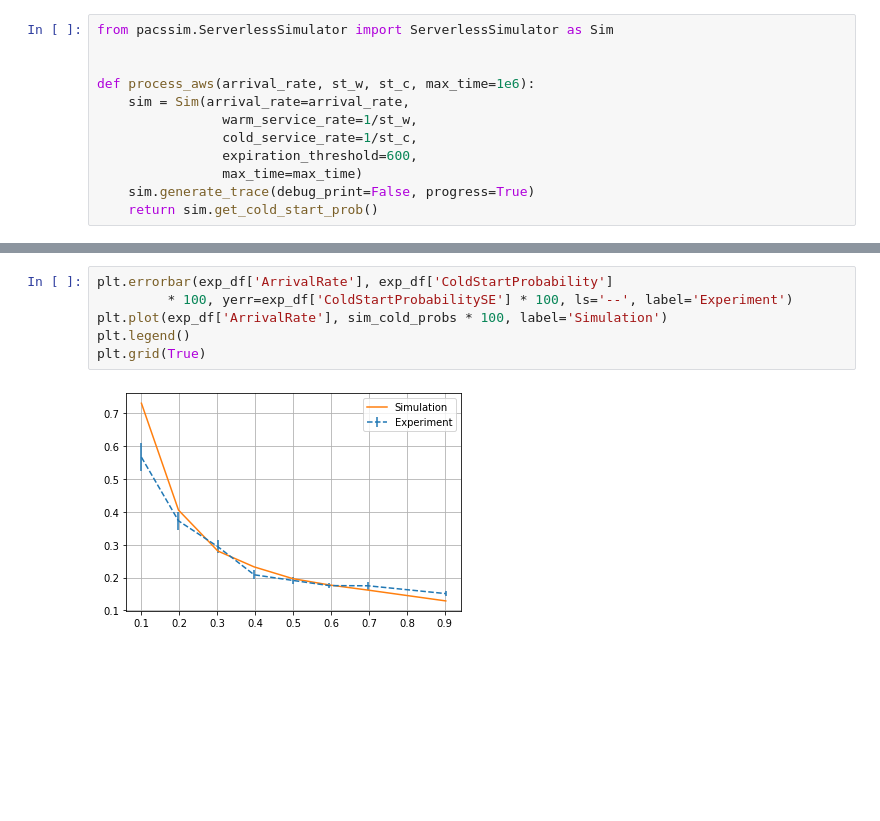
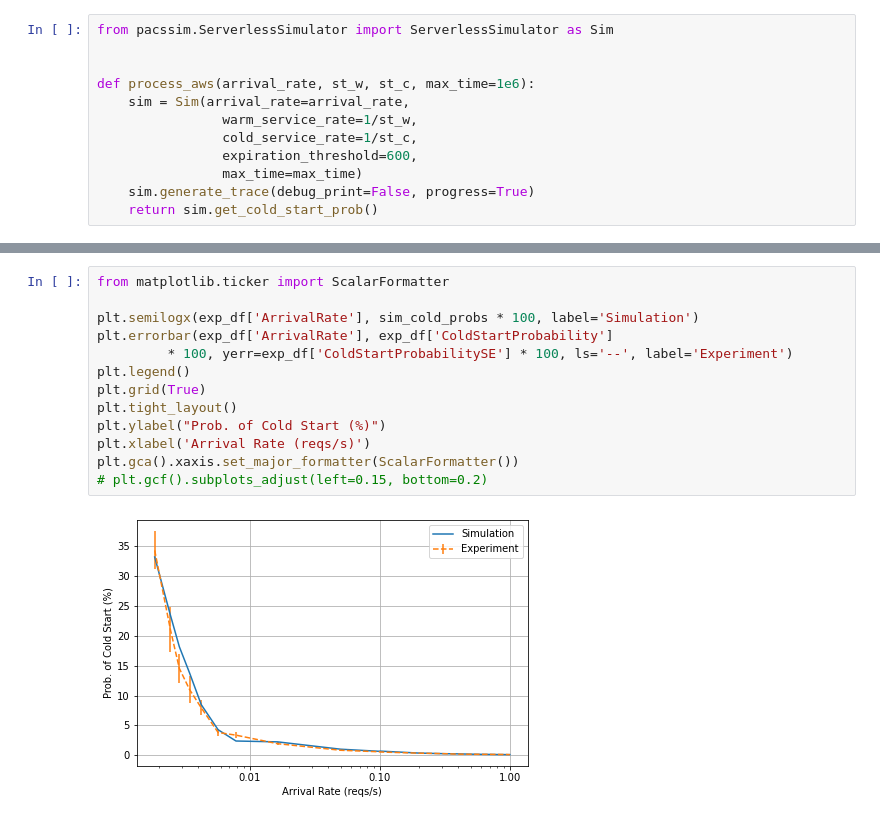
Before and after one commit to pacslab/simfaas, a Jupyter notebook: examples/04-Experiment-Comparison.ipynb, the cells around one changed output, grey strips where cells are left out. Saved outputs shown, nothing was run; the diff lists cells and outputs as text; blank space fills up the shorter version.

Commit message:
added more experiments and switched to logx plot

```diff
--- a/examples/04-Experiment-Comparison.ipynb
+++ b/examples/04-Experiment-Comparison.ipynb
@@ -64,8 +71,15 @@ dtype: float64
-# %%
-plt.errorbar(exp_df['ArrivalRate'], exp_df['ColdStartProbability']
-         * 100, yerr=exp_df['ColdStartProbabilitySE'] * 100, ls='--', label='Experiment')
-plt.plot(exp_df['ArrivalRate'], sim_cold_probs * 100, label='Simulation')
-plt.legend()
-plt.grid(True)
-# %% [output]
-[figure, removed]
+# %%
+from matplotlib.ticker import ScalarFormatter
+
+plt.semilogx(exp_df['ArrivalRate'], sim_cold_probs * 100, label='Simulation')
+plt.errorbar(exp_df['ArrivalRate'], exp_df['ColdStartProbability']
+         * 100, yerr=exp_df['ColdStartProbabilitySE'] * 100, ls='--', label='Experiment')
+plt.legend()
+plt.grid(True)
+plt.tight_layout()
+plt.ylabel("Prob. of Cold Start (%)")
+plt.xlabel('Arrival Rate (reqs/s)')
+plt.gca().xaxis.set_major_formatter(ScalarFormatter())
+# plt.gcf().subplots_adjust(left=0.15, bottom=0.2)
+# %% [output]
+[figure, added]
```
Also changed, not shown: parts of 1 cell of this notebook, 1 other file.
